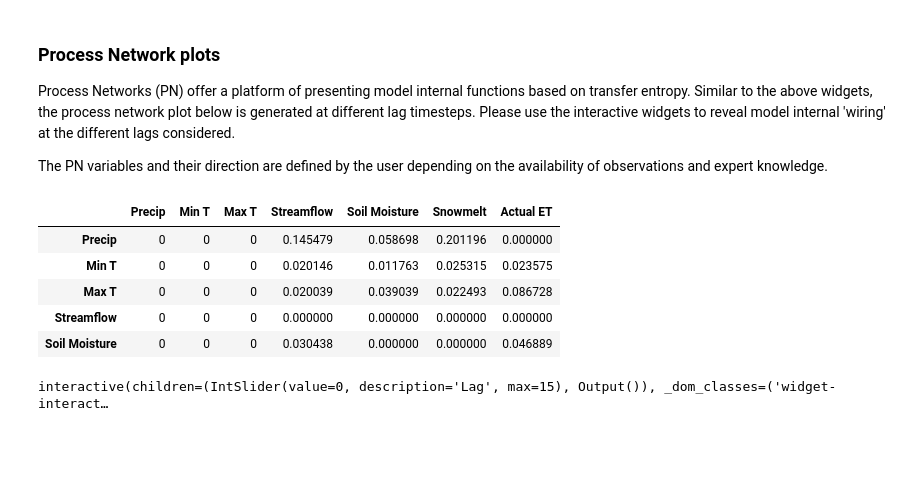
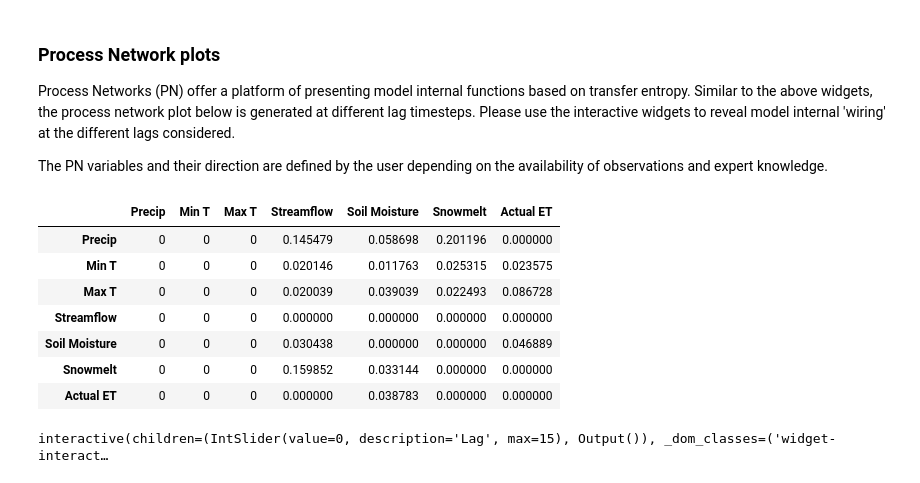
Before and after one commit to EMscience/HydroBench, a Jupyter notebook: Widgets_NHM_PRMS_Benchmarking.ipynb, the cells around one changed output. Drawn from its saved outputs; the diff is of its cells as text; code cells hidden in the pictures; blank space fills up the shorter version.

```diff
--- a/Widgets_NHM_PRMS_Benchmarking.ipynb
+++ b/Widgets_NHM_PRMS_Benchmarking.ipynb
@@ -681,19 +684,22 @@ def generateSquareMatrix(R,optLag,optsHJ,modelVersion):
 
     dfCal.loc['Soil Moisture','Snowmelt']=int(0)
     dfCal.loc['Precip',('Actual ET')]=int(0)
-    dfCal.loc['Snowmelt',('Actual ET','Soil Moisture')]=int(0)
+    #dfCal.loc['Snowmelt',('Actual ET','Soil Moisture')]=int(0)
+    dfCal.loc['Snowmelt',('Actual ET')]=int(0)
 
     return dfCal
 # %%
 # Transfer Entropy values to be plot on Chord diagram for the modelVersion e.g., Calibrated at lag of 1.
-generateSquareMatrix(RCalib,0,optsHJ,'Calibrated').head()
+generateSquareMatrix(RCalib,0,optsHJ,'Calibrated')
 # %% [output]
 |  | Precip | Min T | Max T | Streamflow | Soil Moisture | Snowmelt | Actual ET |
 | Precip | 0 | 0 | 0 | 0.145479 | 0.058698 | 0.201196 | 0.000000 |
 | Min T | 0 | 0 | 0 | 0.020146 | 0.011763 | 0.025315 | 0.023575 |
 | Max T | 0 | 0 | 0 | 0.020039 | 0.039039 | 0.022493 | 0.086728 |
 | Streamflow | 0 | 0 | 0 | 0.000000 | 0.000000 | 0.000000 | 0.000000 |
 | Soil Moisture | 0 | 0 | 0 | 0.030438 | 0.000000 | 0.000000 | 0.046889 |
+| Snowmelt | 0 | 0 | 0 | 0.159852 | 0.033144 | 0.000000 | 0.000000 |
+| Actual ET | 0 | 0 | 0 | 0.000000 | 0.038783 | 0.000000 | 0.000000 |
 # %%
 def generateChordPlots(RCalib,Lag,optsHJ,modelVersion):
 
```
Also changed, not shown: parts of 2 cells of this notebook, 3 other files.
